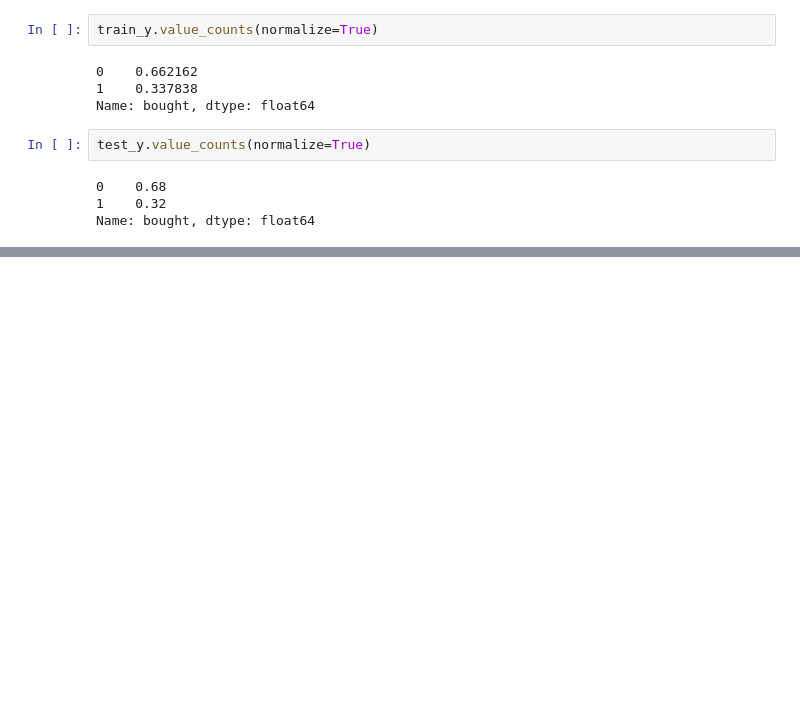
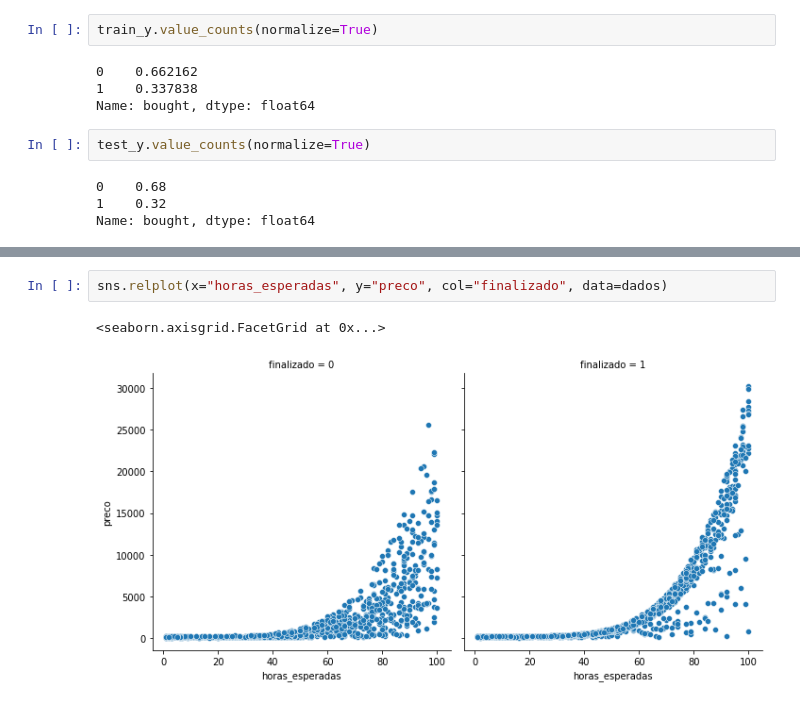
Before and after one commit to FranciscoFoz/machine-learning-training, a Jupyter notebook: 1_HelloWorld_ML.ipynb, the cells around one changed output, grey strips where cells are left out. Cells and saved outputs as stored; diff of their text form; blank space fills up the shorter version.

```diff
--- a/1_HelloWorld_ML.ipynb
+++ b/1_HelloWorld_ML.ipynb
@@ -154,0 +195,5 @@ Name: bought, dtype: float64
+# %%
+sns.relplot(x="horas_esperadas", y="preco", col="finalizado", data=dados)
+# %% [output]
+<seaborn.axisgrid.FacetGrid at 0x...>
+[figure, added]
```
Also changed, not shown: parts of 30 cells of this notebook.
